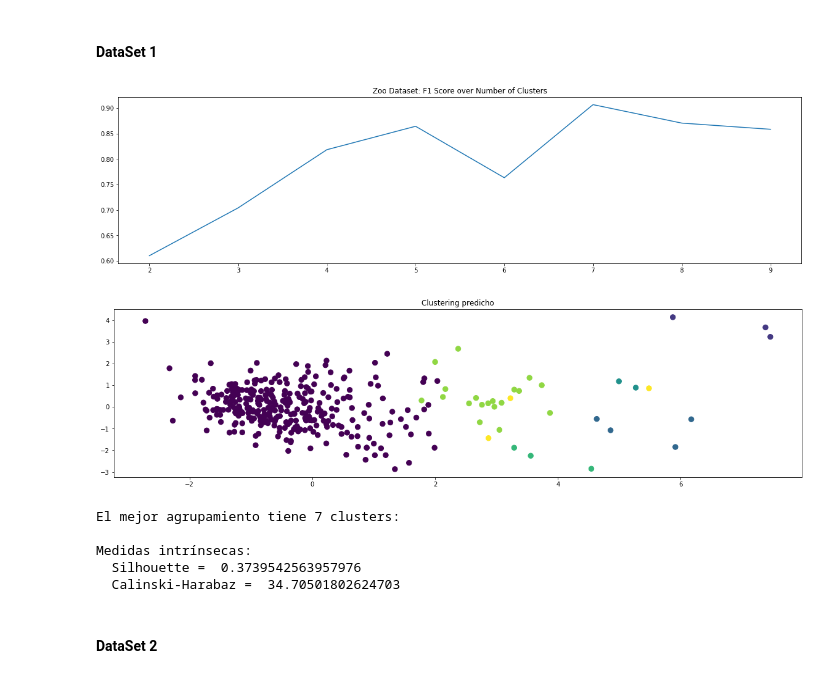
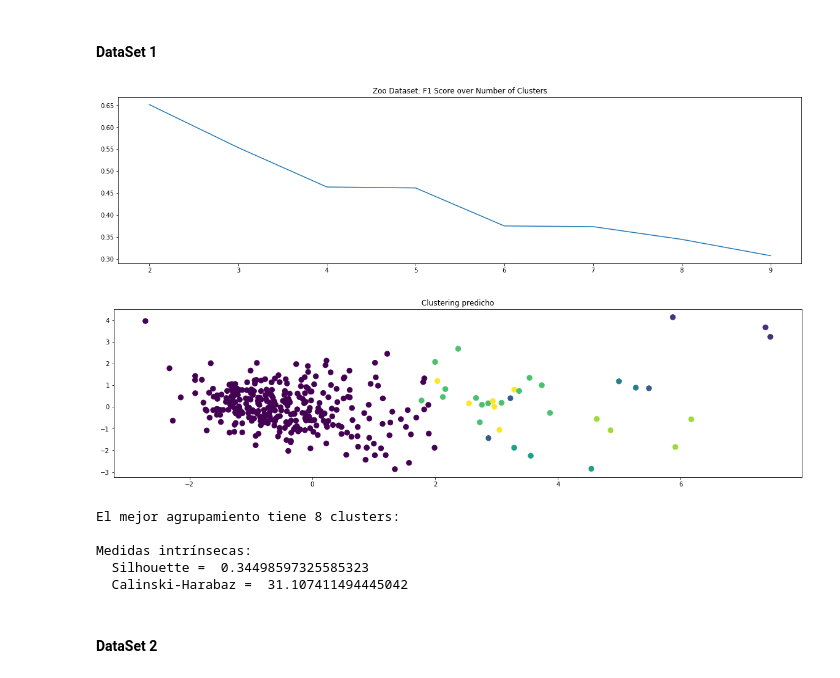
Before and after one commit to alvaronavarroguz/06MAIR-Aprendizaje-No-Supervisado, a Jupyter notebook: Trabajo_Final/Trabajo_Final.ipynb, the cells around one changed output. Saved outputs shown, nothing was run; the diff lists cells and outputs as text; code cells hidden in the pictures.

```diff
--- a/Trabajo_Final/Trabajo_Final.ipynb
+++ b/Trabajo_Final/Trabajo_Final.ipynb
@@ -516,42 +516,42 @@ np.random.seed(6)
 
 # Explorar la bondad del agrupamiento en función al número de clusters
 MIN_CLUSTERS = 2
 MAX_CLUSTERS = 10
 
 scores = []
 for n_clusters in range(MIN_CLUSTERS,MAX_CLUSTERS):
     clf = SpectralClustering(n_clusters=n_clusters)
     y_pred = clf.fit_predict(X_liver)
     scores.append( silhouette_score(X_liver, y_pred) )
 
 plt.figure(figsize=(20,5))
-plt.plot(list(range(MIN_CLUSTERS,MAX_CLUSTERS)), f1_scores )
+plt.plot(list(range(MIN_CLUSTERS,MAX_CLUSTERS)), scores )
 plt.title("Zoo Dataset: F1 Score over Number of Clusters")
 plt.show()
 
 # Aplicar el mejor resultado
-best_n_clusters = np.argmax(f1_scores)
+best_n_clusters = 6
 y_pred = SpectralClustering(n_clusters=MIN_CLUSTERS + best_n_clusters).fit_predict(X_liver)
 
 # Mostrar resultados
 fig = plt.figure(figsize=(20,5))
 plt.title('Clustering predicho')
 plt.scatter(PCs_liver[:,0], PCs_liver[:,1], c=y_pred, s=70)
 plt.show()
 
 print("El mejor agrupamiento tiene {} clusters:".format(MIN_CLUSTERS + best_n_clusters))
 
 score = silhouette_score(X_liver, y_pred)
 imprimir_evaluacion_intrinseca(score, X_liver, y_pred)
 ds_1_eval_spect=score
 # %% [output]
-[figure, old version]
+[figure, new version]
-[figure, old version]
+[figure, new version]
-El mejor agrupamiento tiene 7 clusters:
+El mejor agrupamiento tiene 8 clusters:
 
 Medidas intrínsecas:
-  Silhouette =  0.3739542563957976
-  Calinski-Harabaz =  34.70501802624703
+  Silhouette =  0.34498597325585323
+  Calinski-Harabaz =  31.107411494445042
 # %% [markdown]
 #### DataSet 2
 # %%
```
Also changed, not shown: parts of 7 cells of this notebook.
